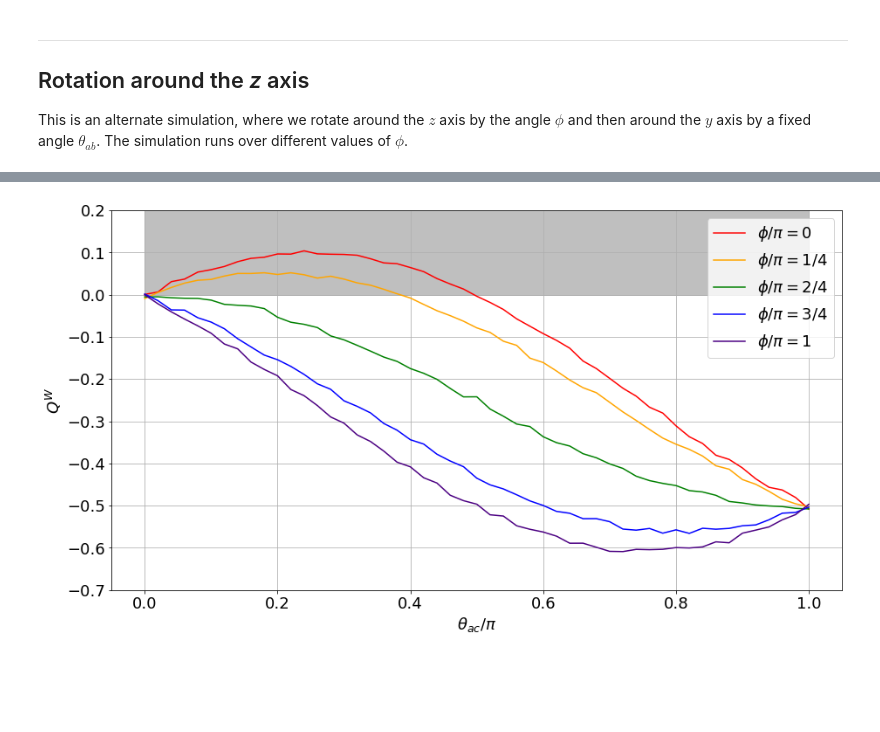
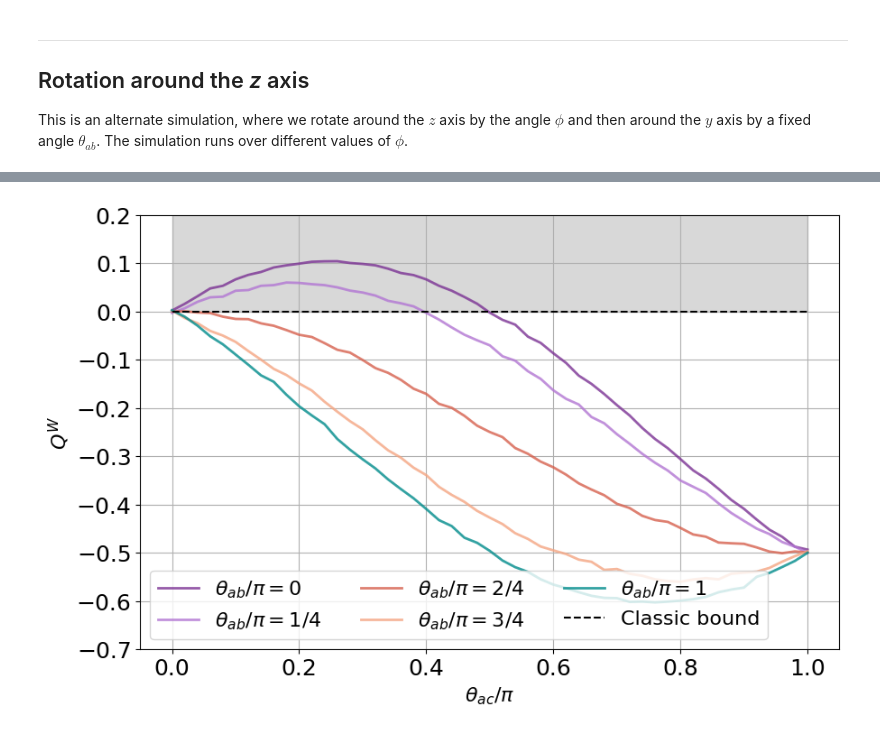
Before and after one commit to qiboteam/qiboedu, a Jupyter notebook: notebooks/Bell-Wigner inequality.ipynb, the cells around one changed output, grey strips where cells are left out. Drawn from its saved outputs; the diff is of its cells as text; code cells hidden in the pictures; blank space fills up the shorter version.

Commit message:
fix: working for bell64 and bell-wigner

```diff
--- a/notebooks/Bell-Wigner inequality.ipynb
+++ b/notebooks/Bell-Wigner inequality.ipynb
@@ -142,21 +142,4 @@ Completed in 9.1 seconds
 # %%
-plt.rcParams.update({'font.size': 18})
-colors = ["red", "orange", "green", "blue", "indigo"]
-fig, ax = plt.subplots(figsize=(15, 8))
-th = [(i/ac_steps) for i in range(ac_steps+1)]
-labels=['$\phi/\pi = 0$'] + ['$\phi/\pi = %d/%d$' % (i_phi, phi_steps) for i_phi in range(1, phi_steps)] + ['$\phi/\pi = 1$']
-
-for i_phi in range(phi_steps+1):
-    ax.plot(th, Q_W[i_phi][:len(th)], color=colors[i_phi], label=labels[i_phi])
-
-# color the violation band
-ax.fill_between(x=th, y1=0, y2=0.2, color="0.5", alpha=0.5)
-ax.set_ylim([-0.7, 0.2])
-plt.xlabel('$\\theta_{ac} / \pi$')
-plt.ylabel('$Q^W$')
-plt.grid(True)
-plt.legend()
-plt.show()
-#fig.savefig("simulation_Bell-Wigner_Qibo_phi.pdf")
+plot_bell_inequalities(Q_values=Q_W, ac_steps=ac_steps, ab_steps=ab_steps, img_width=1, savetitle="bw_5", y_bounds=(-0.7, 0.2), experiment="bell-wigner", legendloc=3)
 # %% [output]
-[figure, old version]
+[figure, new version]
```
Also changed, not shown: parts of 4 cells of this notebook, 2 other files.
